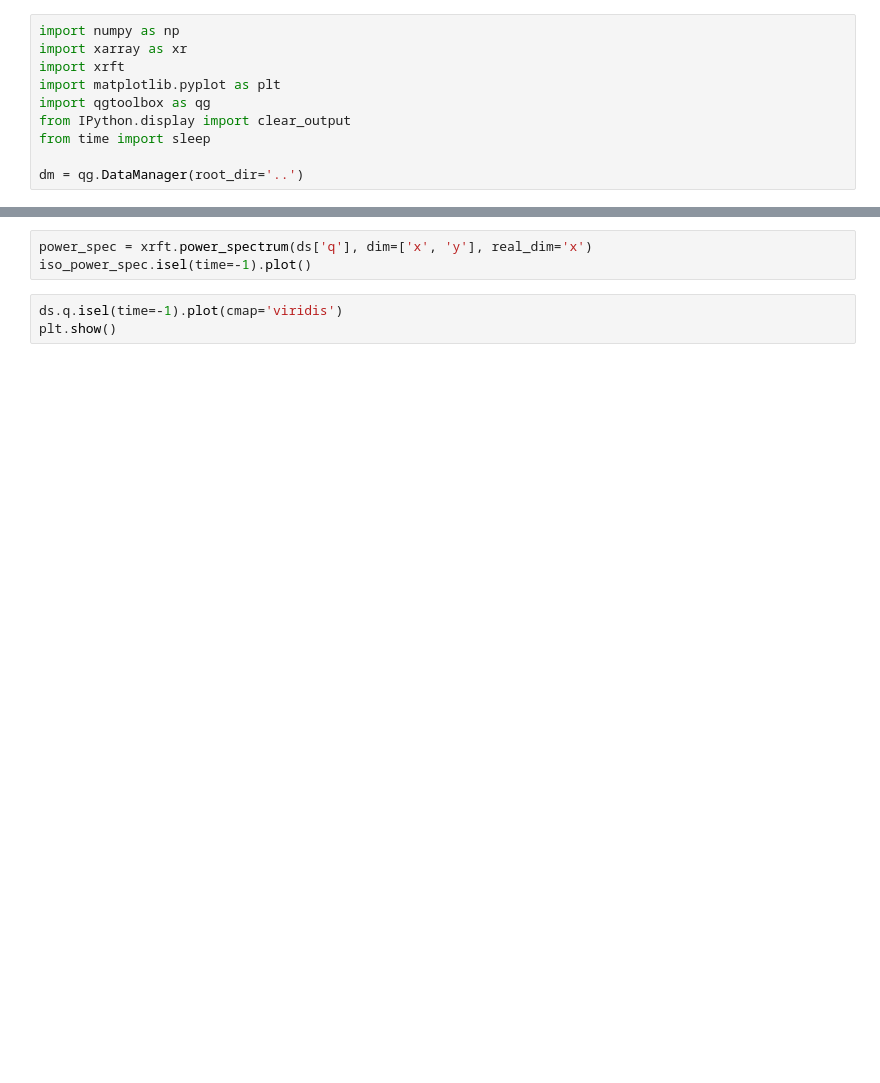
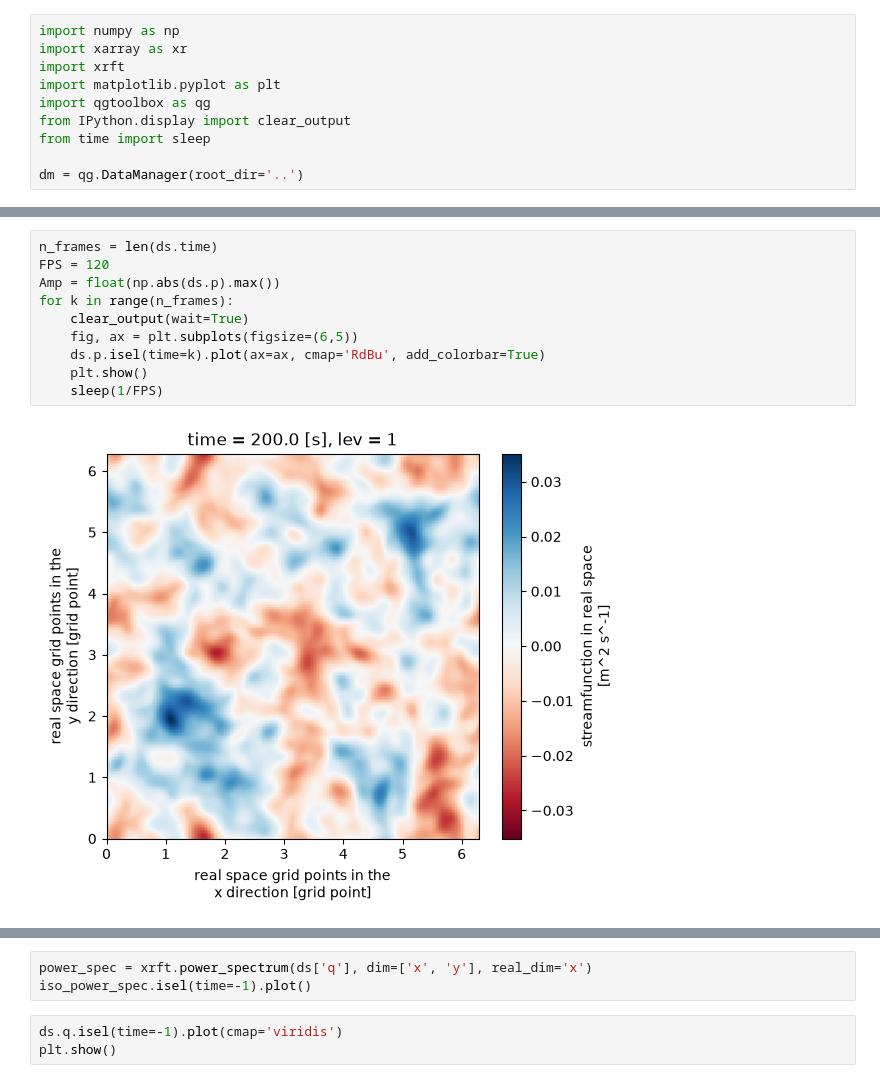
Before and after one commit to arikallis-j/wavelet-jet-analysis, a Jupyter notebook: research/analysis.ipynb, the cells around one changed output, grey strips where cells are left out. Cells and saved outputs as stored; diff of their text form; blank space fills up the shorter version.

```diff
--- a/research/analysis.ipynb
+++ b/research/analysis.ipynb
@@ -42,3 +63,15 @@ config
+# %%
+n_frames = len(ds.time)
+FPS = 120
+Amp = float(np.abs(ds.p).max())
+for k in range(n_frames):
+    clear_output(wait=True)
+    fig, ax = plt.subplots(figsize=(6,5))
+    ds.p.isel(time=k).plot(ax=ax, cmap='RdBu', add_colorbar=True)
+    plt.show()
+    sleep(1/FPS)
+# %% [output]
+[figure, added]
 # %%
 n_frames = len(ds.time)
 FPS = 120
```
Also changed, not shown: parts of 7 cells of this notebook, 34 other files.
